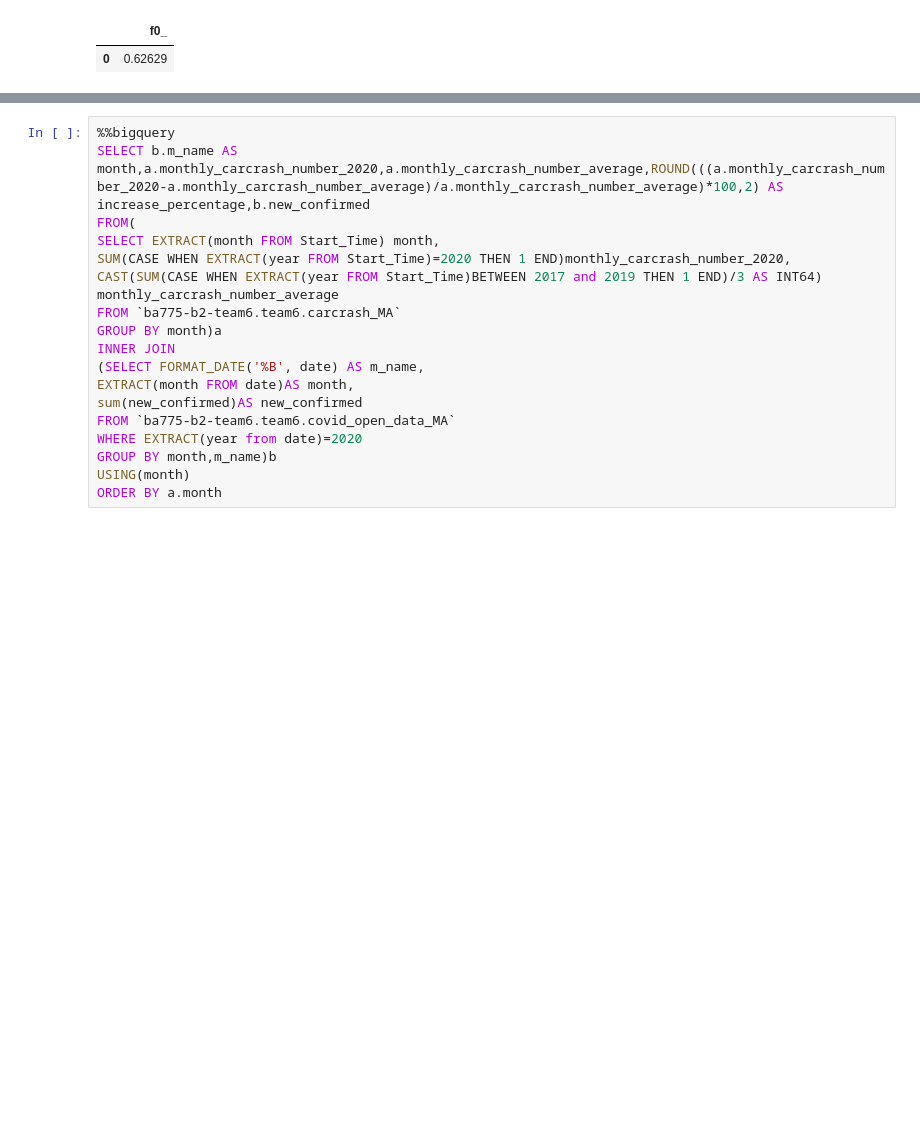
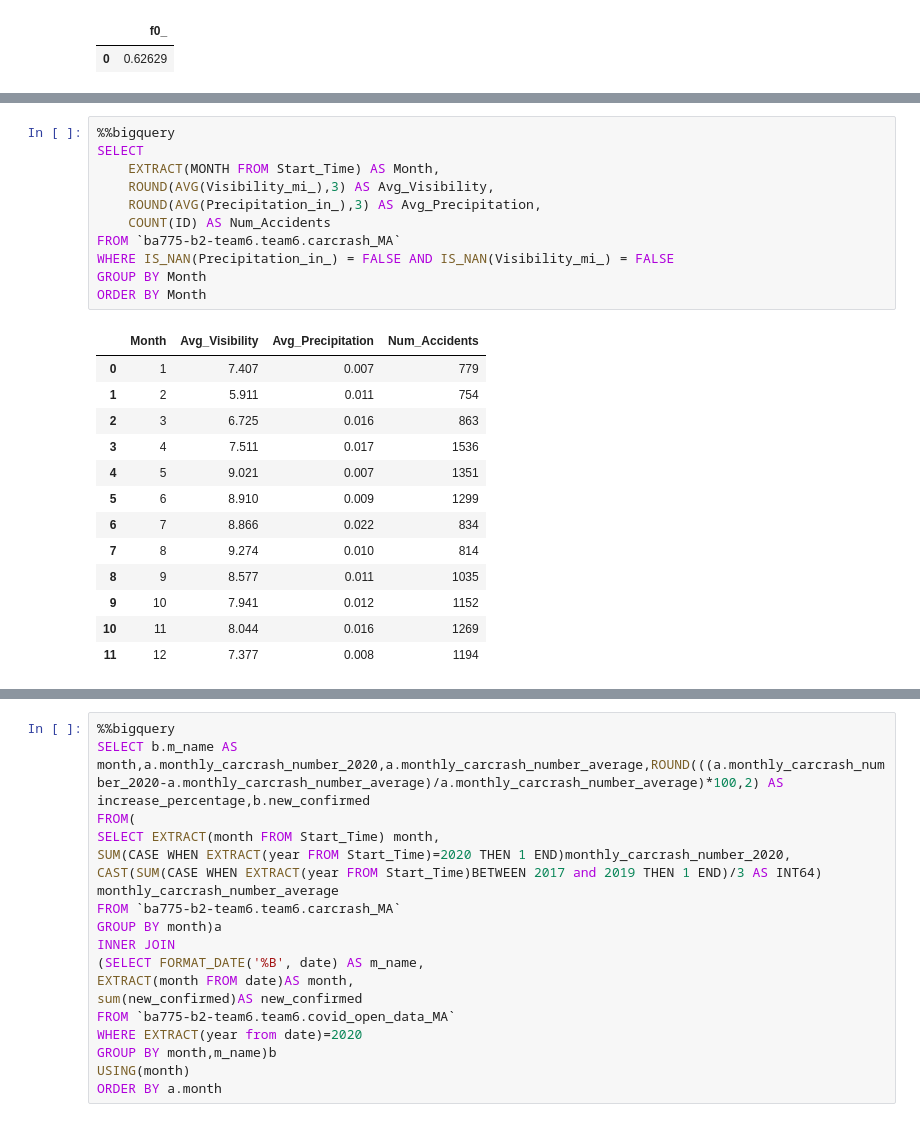
Before and after one commit to KaiyuWang19970221/BA775-teamproject, a Jupyter notebook: team6.ipynb, the cells around one changed output, grey strips where cells are left out. Drawn from its saved outputs; the diff is of its cells as text; blank space fills up the shorter version.

```diff
--- a/team6.ipynb
+++ b/team6.ipynb
@@ -549,0 +552,25 @@ GROUP BY Humidity___)
+# %%
+%%bigquery
+SELECT
+    EXTRACT(MONTH FROM Start_Time) AS Month,
+    ROUND(AVG(Visibility_mi_),3) AS Avg_Visibility,
+    ROUND(AVG(Precipitation_in_),3) AS Avg_Precipitation,
+    COUNT(ID) AS Num_Accidents
+FROM `ba775-b2-team6.team6.carcrash_MA`
+WHERE IS_NAN(Precipitation_in_) = FALSE AND IS_NAN(Visibility_mi_) = FALSE
+GROUP BY Month
+ORDER BY Month
+# %% [output]
+|  | Month | Avg_Visibility | Avg_Precipitation | Num_Accidents |
+| 0 | 1 | 7.407 | 0.007 | 779 |
+| 1 | 2 | 5.911 | 0.011 | 754 |
+| 2 | 3 | 6.725 | 0.016 | 863 |
+| 3 | 4 | 7.511 | 0.017 | 1536 |
+| 4 | 5 | 9.021 | 0.007 | 1351 |
+| 5 | 6 | 8.910 | 0.009 | 1299 |
+| 6 | 7 | 8.866 | 0.022 | 834 |
+| 7 | 8 | 9.274 | 0.010 | 814 |
+| 8 | 9 | 8.577 | 0.011 | 1035 |
+| 9 | 10 | 7.941 | 0.012 | 1152 |
+| 10 | 11 | 8.044 | 0.016 | 1269 |
+| 11 | 12 | 7.377 | 0.008 | 1194 |
```
Also changed, not shown: parts of 17 cells of this notebook.
